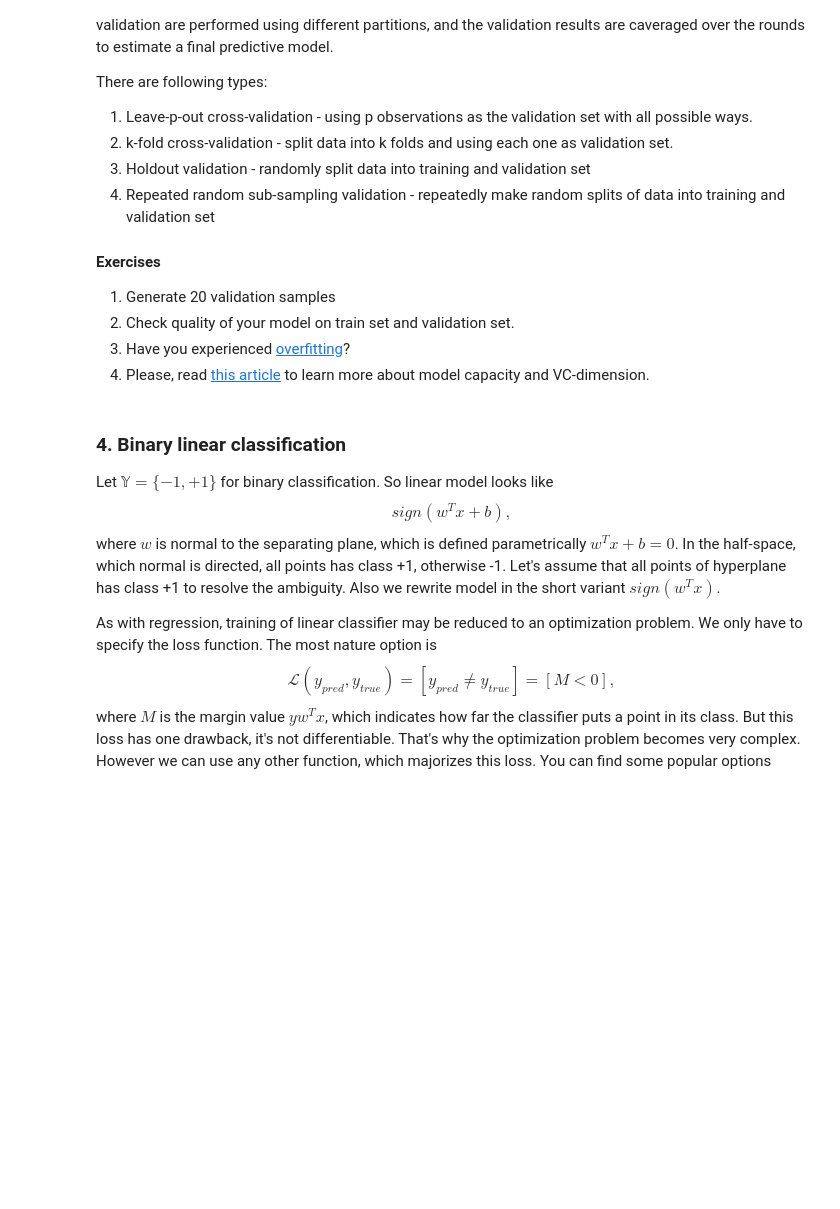
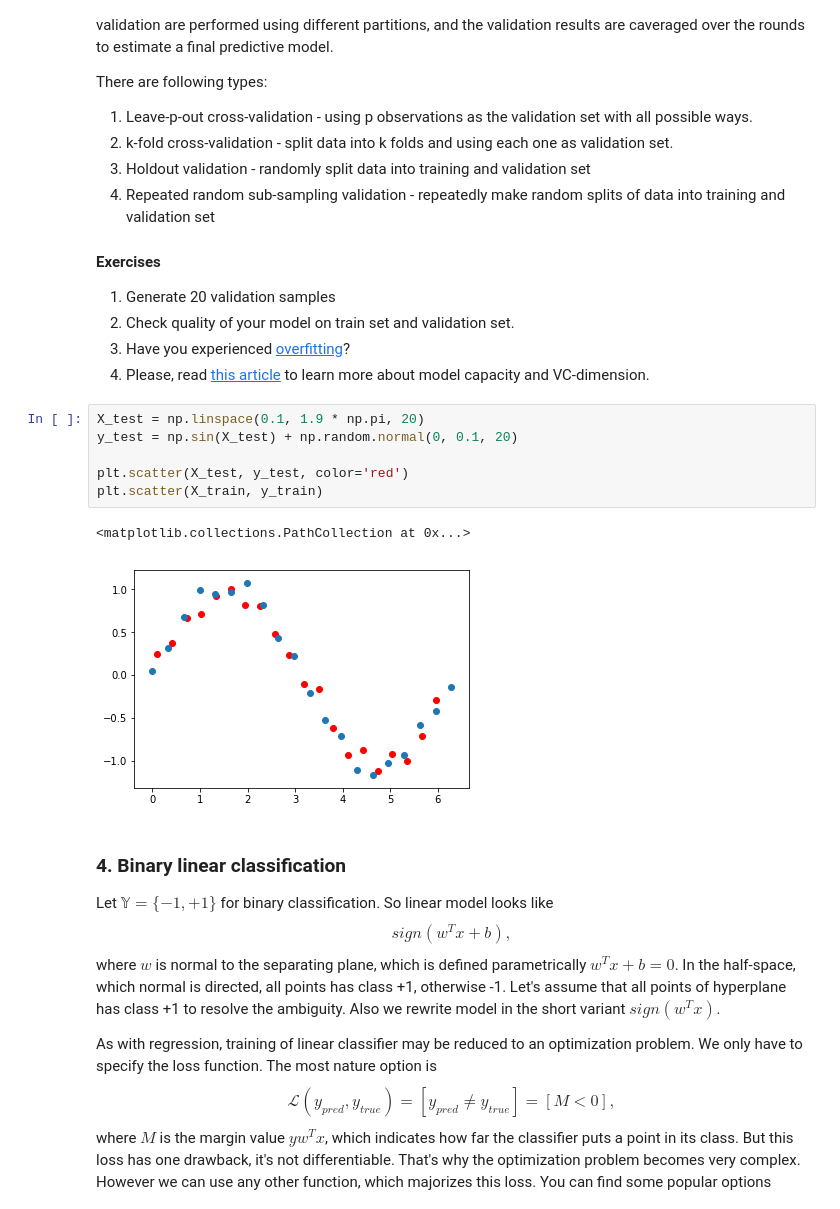
Before and after one commit to puhsu/renju, a Jupyter notebook: labs/lab-1.ipynb, the cells around one changed output. Cells and saved outputs as stored; diff of their text form; blank space fills up the shorter version.

```diff
--- a/labs/lab-1.ipynb
+++ b/labs/lab-1.ipynb
@@ -133,6 +133,15 @@ There are following types:
 2. Check quality of your model on train set and validation set.
 3. Have you experienced [overfitting](https://en.wikipedia.org/wiki/Overfitting)?
 4. Please, read [this article](https://en.wikipedia.org/wiki/VC_dimension) to learn more about model capacity and VC-dimension.
+# %%
+X_test = np.linspace(0.1, 1.9 * np.pi, 20)
+y_test = np.sin(X_test) + np.random.normal(0, 0.1, 20)
+
+plt.scatter(X_test, y_test, color='red')
+plt.scatter(X_train, y_train)
+# %% [output]
+<matplotlib.collections.PathCollection at 0x...>
+[figure, added]
 # %% [markdown]
 ### 4. Binary linear classification
 Let $\mathbb{Y} = \{-1, +1\}$ for binary classification. So linear model looks like
```
Also changed, not shown: parts of 4 cells of this notebook.
